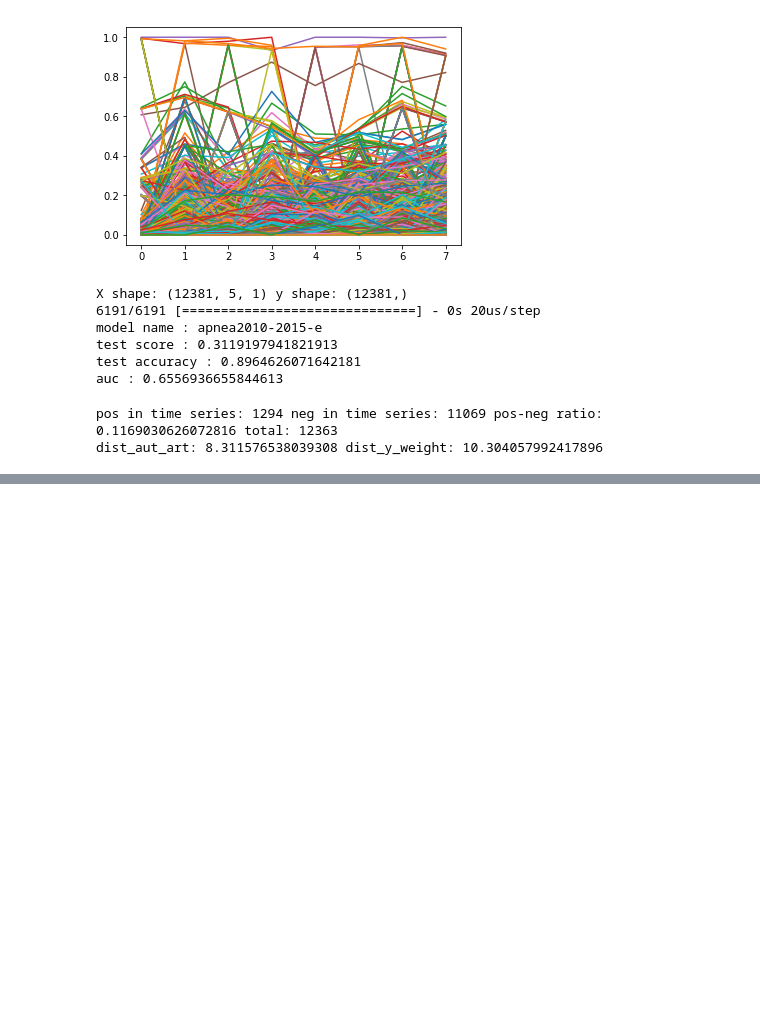
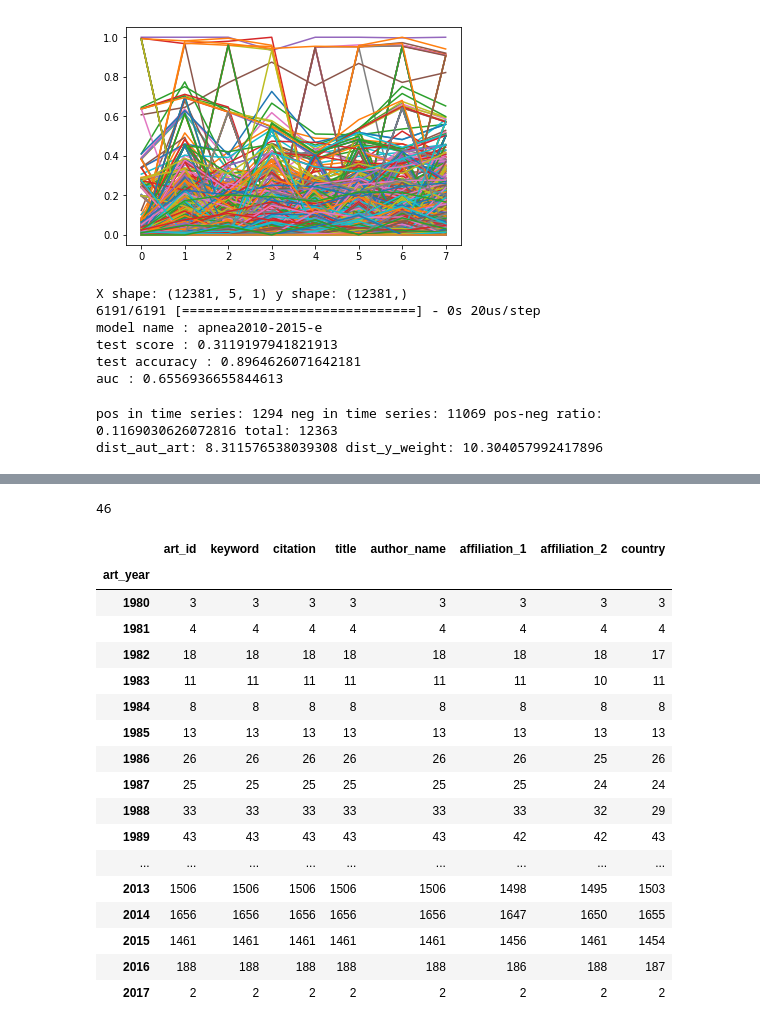
Before and after one commit to ffaisal93/linkPrediction, a Jupyter notebook: link_prediction.ipynb, the cells around one changed output, grey strips where cells are left out. Saved outputs shown, nothing was run; the diff lists cells and outputs as text; code cells hidden in the pictures; blank space fills up the shorter version.

```diff
--- a/link_prediction.ipynb
+++ b/link_prediction.ipynb
@@ -392,0 +340,25 @@ g_train[2010].nodes[4498]
+# %%
+count
+# %% [output]
+46
+# %%
+df.groupby('art_year').count()
+# %% [output]
+|  | art_id | keyword | citation | title | author_name | affiliation_1 | affiliation_2 | country |
+| art_year |  |  |  |  |  |  |  |  |
+| 1980 | 3 | 3 | 3 | 3 | 3 | 3 | 3 | 3 |
+| 1981 | 4 | 4 | 4 | 4 | 4 | 4 | 4 | 4 |
+| 1982 | 18 | 18 | 18 | 18 | 18 | 18 | 18 | 17 |
+| 1983 | 11 | 11 | 11 | 11 | 11 | 11 | 10 | 11 |
+| 1984 | 8 | 8 | 8 | 8 | 8 | 8 | 8 | 8 |
+| 1985 | 13 | 13 | 13 | 13 | 13 | 13 | 13 | 13 |
+| 1986 | 26 | 26 | 26 | 26 | 26 | 26 | 25 | 26 |
+| 1987 | 25 | 25 | 25 | 25 | 25 | 25 | 24 | 24 |
+| 1988 | 33 | 33 | 33 | 33 | 33 | 33 | 32 | 29 |
+| 1989 | 43 | 43 | 43 | 43 | 43 | 42 | 42 | 43 |
+| ... | ... | ... | ... | ... | ... | ... | ... | ... |
+| 2013 | 1506 | 1506 | 1506 | 1506 | 1506 | 1498 | 1495 | 1503 |
+| 2014 | 1656 | 1656 | 1656 | 1656 | 1656 | 1647 | 1650 | 1655 |
+| 2015 | 1461 | 1461 | 1461 | 1461 | 1461 | 1456 | 1461 | 1454 |
+| 2016 | 188 | 188 | 188 | 188 | 188 | 186 | 188 | 187 |
+| 2017 | 2 | 2 | 2 | 2 | 2 | 2 | 2 | 2 |
```
Also changed, not shown: parts of 18 cells of this notebook, 14 other files.
